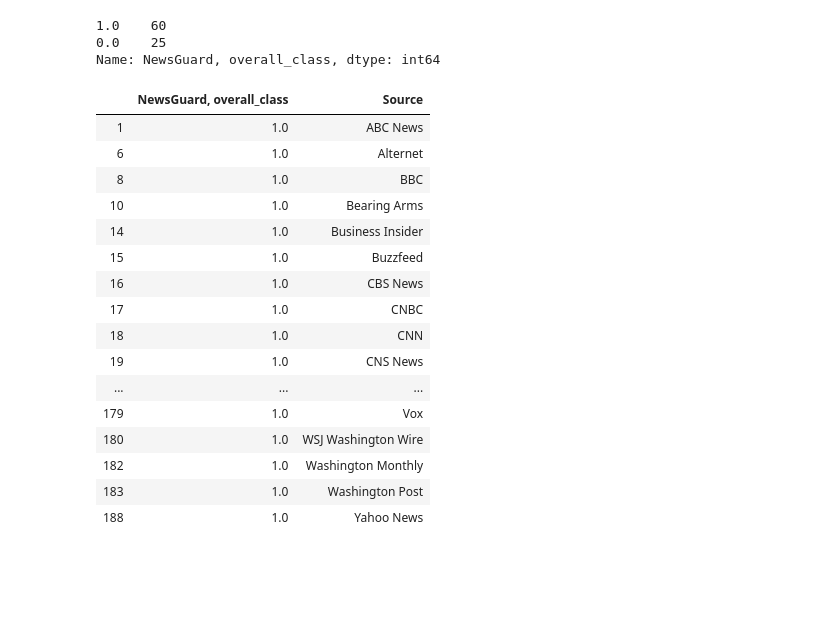
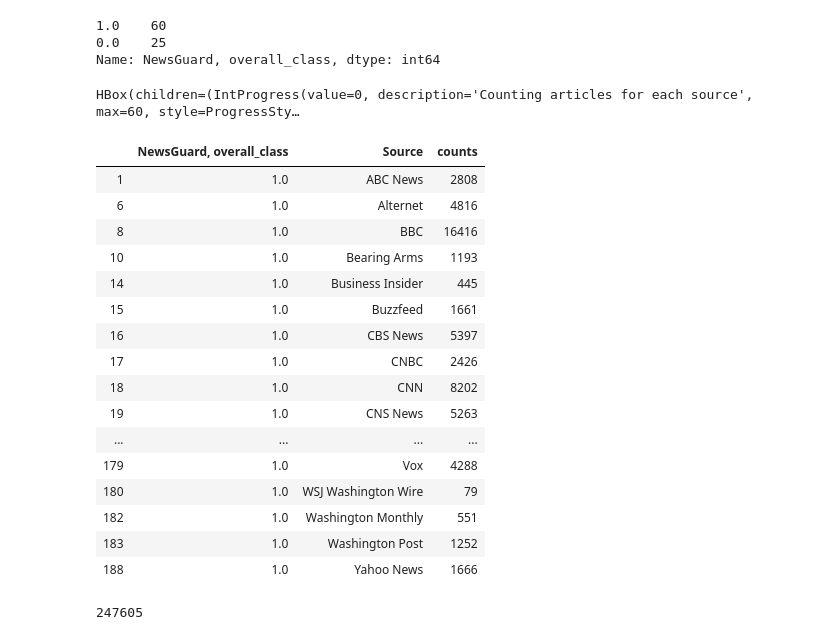
Before and after one commit to WarmCyan/news-bias-research, a Jupyter notebook: notebooks/2_NELASourceAggregation.ipynb, the cells around one changed output. Drawn from its saved outputs; the diff is of its cells as text; code cells hidden in the pictures; blank space fills up the shorter version.

```diff
--- a/notebooks/2_NELASourceAggregation.ipynb
+++ b/notebooks/2_NELASourceAggregation.ipynb
@@ -34,6 +38,14 @@ Index(['Source', 'NewsGuard, Does not repeatedly publish false content',
        'PolitiFact, Mostly False', 'PolitiFact, Half-True',
        'PolitiFact, Mostly True', 'PolitiFact, True'],
       dtype='object')
+# %%
+def add_counts_to_df(df):
+    counts = []
+    for source in tqdm(df.Source, "Counting articles for each source"):
+        count_df = util.nela_count_articles_from_source(source)
+        counts.append(count_df.iloc[0,0])
+    df['counts'] = counts
+    return df
 # %% [markdown]
 # Reliable news
 # %% [markdown]
@@ -154,24 +235,29 @@ labels_df[ng_lbl].value_counts()
 0.0    25
 Name: NewsGuard, overall_class, dtype: int64
 # %%
-ng_reliable = labels_df[labels_df[ng_lbl] == 1.0][[ng_lbl, "Source"]]
+ng_reliable = add_counts_to_df(labels_df[labels_df[ng_lbl] == 1.0][[ng_lbl, "Source"]])
 ng_reliable
 # %% [output]
+HBox(children=(IntProgress(value=0, description='Counting articles for each source', max=60, style=ProgressSty…
-|  | NewsGuard, overall_class | Source |
-| 1 | 1.0 | ABC News |
-| 6 | 1.0 | Alternet |
-| 8 | 1.0 | BBC |
-| 10 | 1.0 | Bearing Arms |
-| 14 | 1.0 | Business Insider |
-| 15 | 1.0 | Buzzfeed |
-| 16 | 1.0 | CBS News |
-| 17 | 1.0 | CNBC |
-| 18 | 1.0 | CNN |
-| 19 | 1.0 | CNS News |
-| ... | ... | ... |
-| 179 | 1.0 | Vox |
-| 180 | 1.0 | WSJ Washington Wire |
-| 182 | 1.0 | Washington Monthly |
-| 183 | 1.0 | Washington Post |
-| 188 | 1.0 | Yahoo News |
+|  | NewsGuard, overall_class | Source | counts |
+| 1 | 1.0 | ABC News | 2808 |
+| 6 | 1.0 | Alternet | 4816 |
+| 8 | 1.0 | BBC | 16416 |
+| 10 | 1.0 | Bearing Arms | 1193 |
+| 14 | 1.0 | Business Insider | 445 |
+| 15 | 1.0 | Buzzfeed | 1661 |
+| 16 | 1.0 | CBS News | 5397 |
+| 17 | 1.0 | CNBC | 2426 |
+| 18 | 1.0 | CNN | 8202 |
+| 19 | 1.0 | CNS News | 5263 |
+| ... | ... | ... | ... |
+| 179 | 1.0 | Vox | 4288 |
+| 180 | 1.0 | WSJ Washington Wire | 79 |
+| 182 | 1.0 | Washington Monthly | 551 |
+| 183 | 1.0 | Washington Post | 1252 |
+| 188 | 1.0 | Yahoo News | 1666 |
+# %%
+ng_reliable.counts.sum()
+# %% [output]
+247605
 # %%
```
Also changed, not shown: parts of 12 cells of this notebook, 2 other files.
